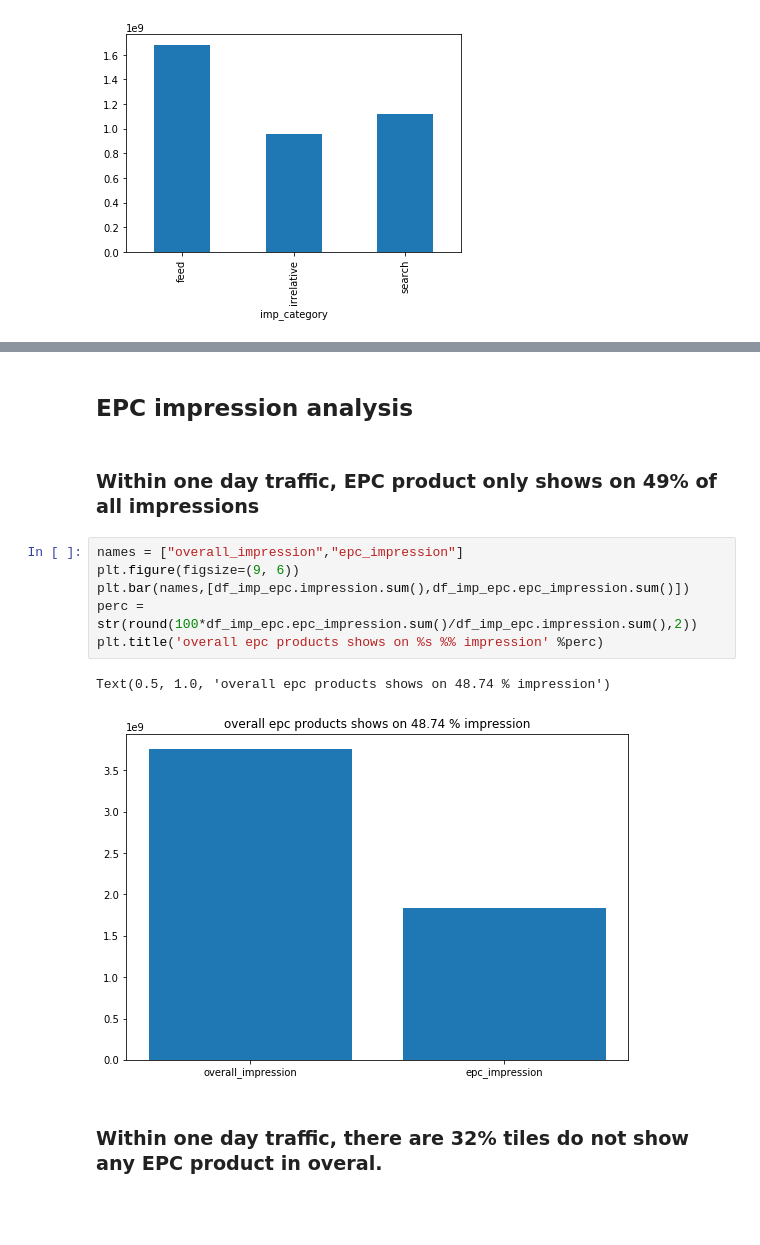
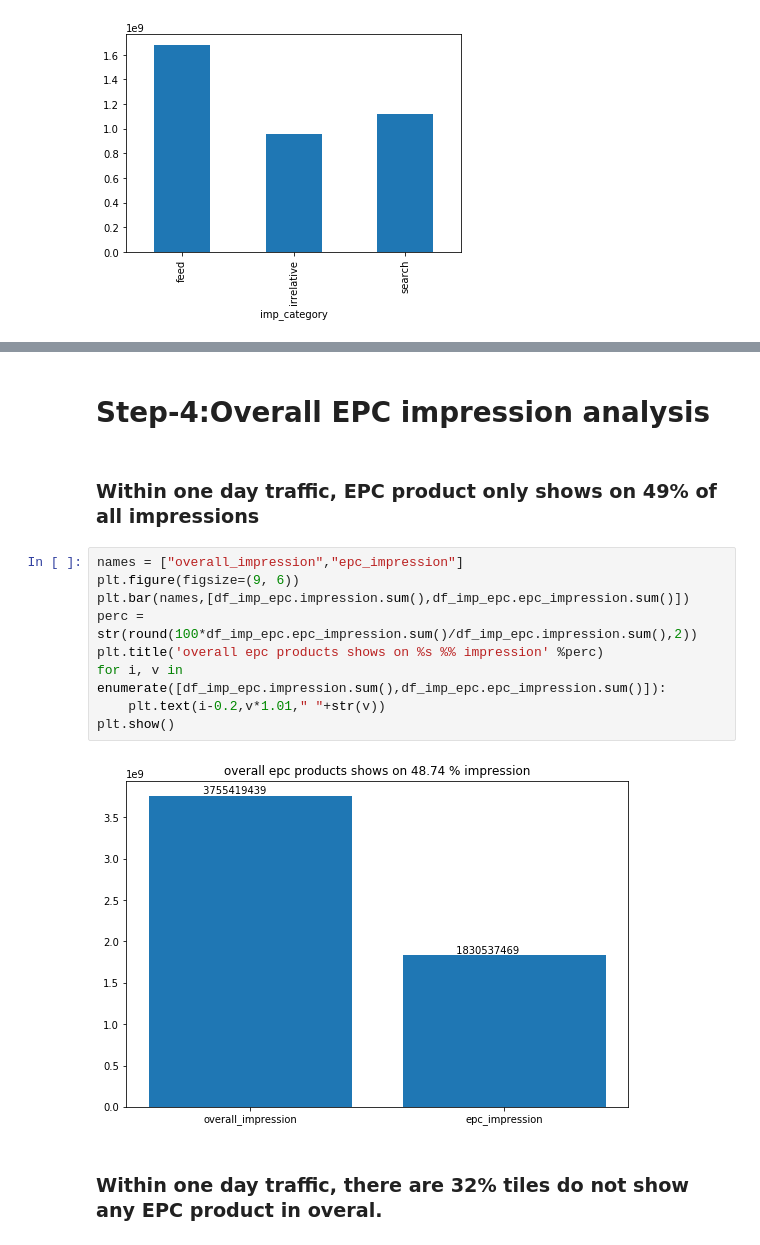
Before and after one commit to zzhang-wish/zzhang_logistics, a Jupyter notebook: EPC_prod_boost/EPC_boost_opportunity_analysis.ipynb, the cells around one changed output, grey strips where cells are left out. Saved outputs shown, nothing was run; the diff lists cells and outputs as text; blank space fills up the shorter version.

Commit message:
checkpoint of EPC boosting analysis

```diff
--- a/EPC_prod_boost/EPC_boost_opportunity_analysis.ipynb
+++ b/EPC_prod_boost/EPC_boost_opportunity_analysis.ipynb
@@ -208,16 +248,18 @@ plt.show()
 # %% [markdown]
-## EPC impression analysis
+# Step-4:Overall EPC impression analysis
 # %% [markdown]
 ### Within one day traffic, EPC product only shows on 49% of all impressions
 # %%
 names = ["overall_impression","epc_impression"]
 plt.figure(figsize=(9, 6))
 plt.bar(names,[df_imp_epc.impression.sum(),df_imp_epc.epc_impression.sum()])
 perc = str(round(100*df_imp_epc.epc_impression.sum()/df_imp_epc.impression.sum(),2))
 plt.title('overall epc products shows on %s %% impression' %perc)
+for i, v in enumerate([df_imp_epc.impression.sum(),df_imp_epc.epc_impression.sum()]):
+    plt.text(i-0.2,v*1.01," "+str(v))
+plt.show()
 # %% [output]
-Text(0.5, 1.0, 'overall epc products shows on 48.74 % impression')
-[figure, old version]
+[figure, new version]
 # %% [markdown]
 ### Within one day traffic, there are 32% tiles do not show any EPC product in overal.
 # %%
```
Also changed, not shown: parts of 15 cells of this notebook.
